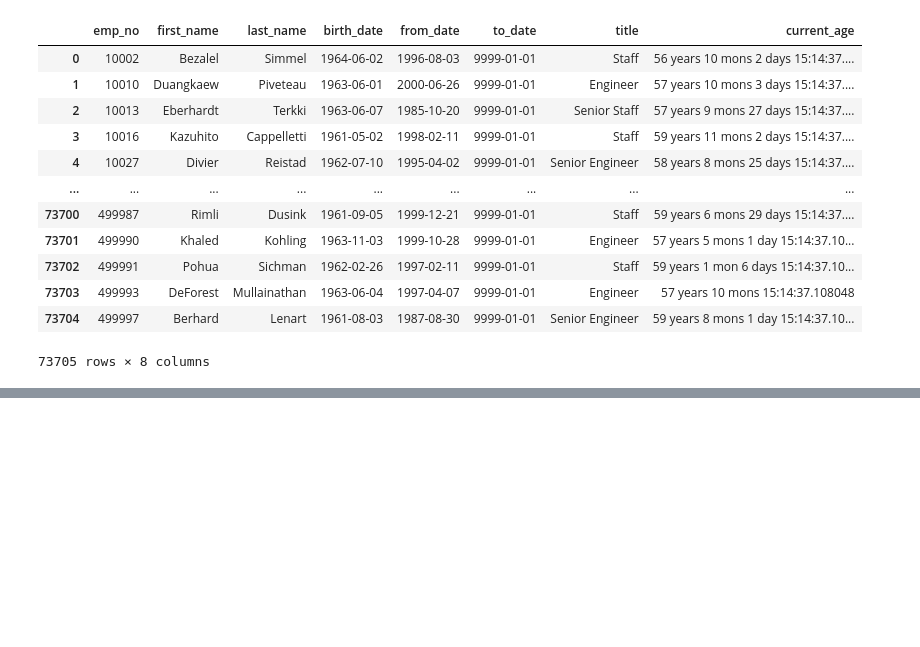
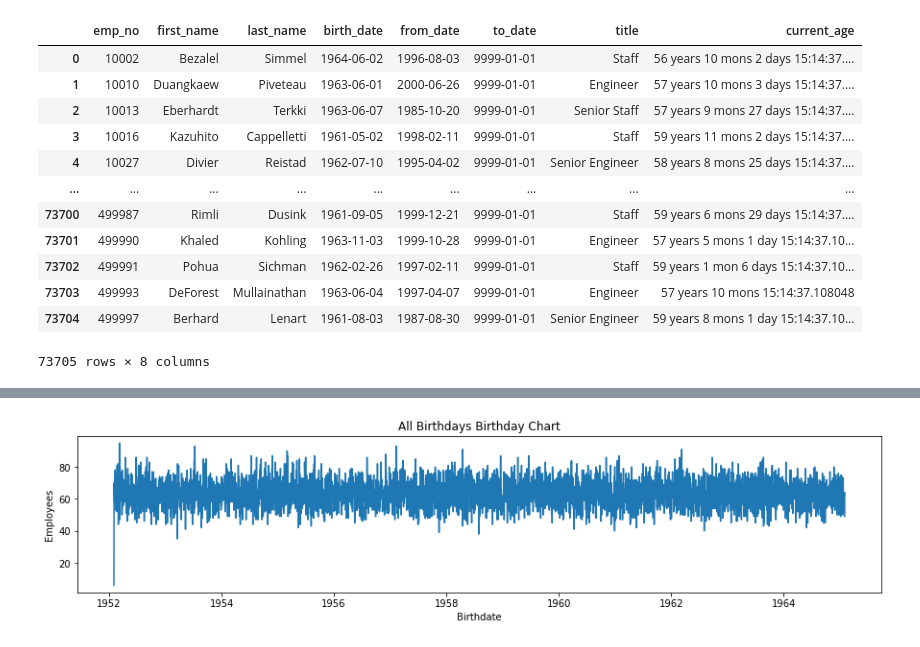
Before and after one commit to paulviet/Pewlett-Hackard-Analysis, a Jupyter notebook: DATA/bar_charts.ipynb, the cells around one changed output, grey strips where cells are left out. Drawn from its saved outputs; the diff is of its cells as text; code cells hidden in the pictures; blank space fills up the shorter version.

```diff
--- a/DATA/bar_charts.ipynb
+++ b/DATA/bar_charts.ipynb
@@ -48,0 +53,3 @@ plt.show()
+# %%
+all_employees_pd = pd.read_csv("employees.csv")
+all_employees_pd
@@ -48,0 +70,6 @@ plt.show()
+# %%
+#objects = internal_candidates_pd.groupby[{"birth_date"}].sum()
+datedf = pd.to_datetime(all_employees_pd["birth_date"]).value_counts().sort_index().reset_index()
+datedf.reset_index(inplace=True)
+datedf = datedf.rename(columns = {'index':'Birthdate'})
+datedf
@@ -48,0 +90,9 @@ plt.show()
+# %%
+plt.plot(datedf['Birthdate'],datedf['birth_date'])
+plt.rcParams["figure.figsize"] = [15,3]
+plt.xlabel("Birthdate")
+plt.ylabel("Employees")
+plt.title('All Birthdays Birthday Chart')
+plt.show()
+# %% [output]
+[figure, added]
```
Also changed, not shown: parts of 7 cells of this notebook, 7 other files.
